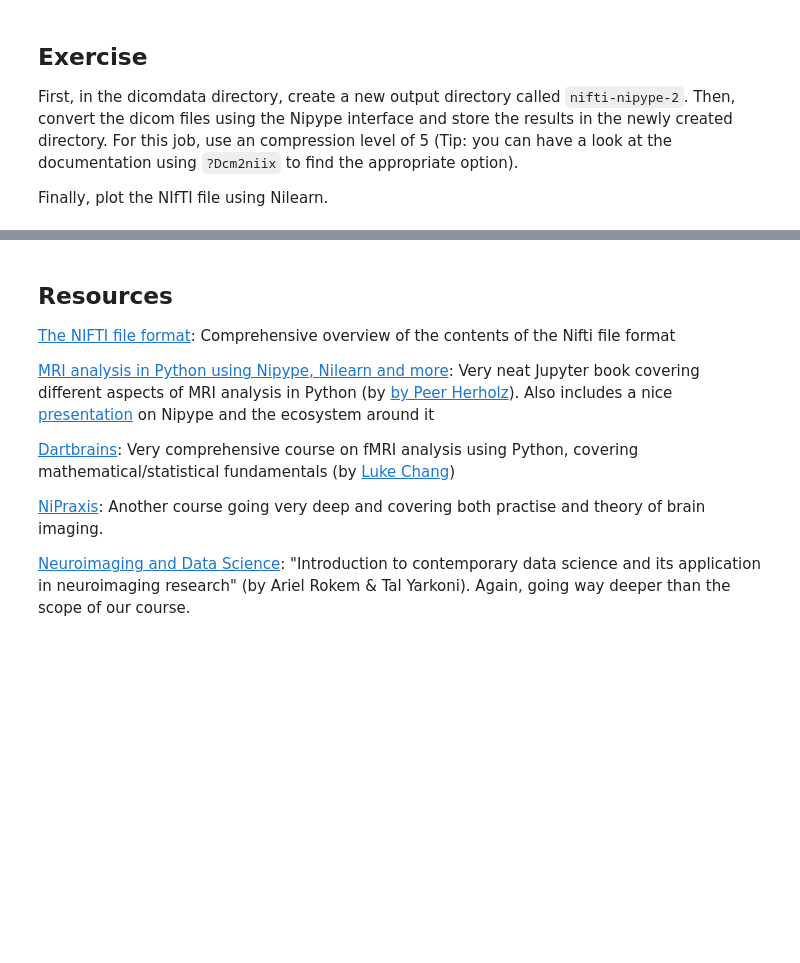
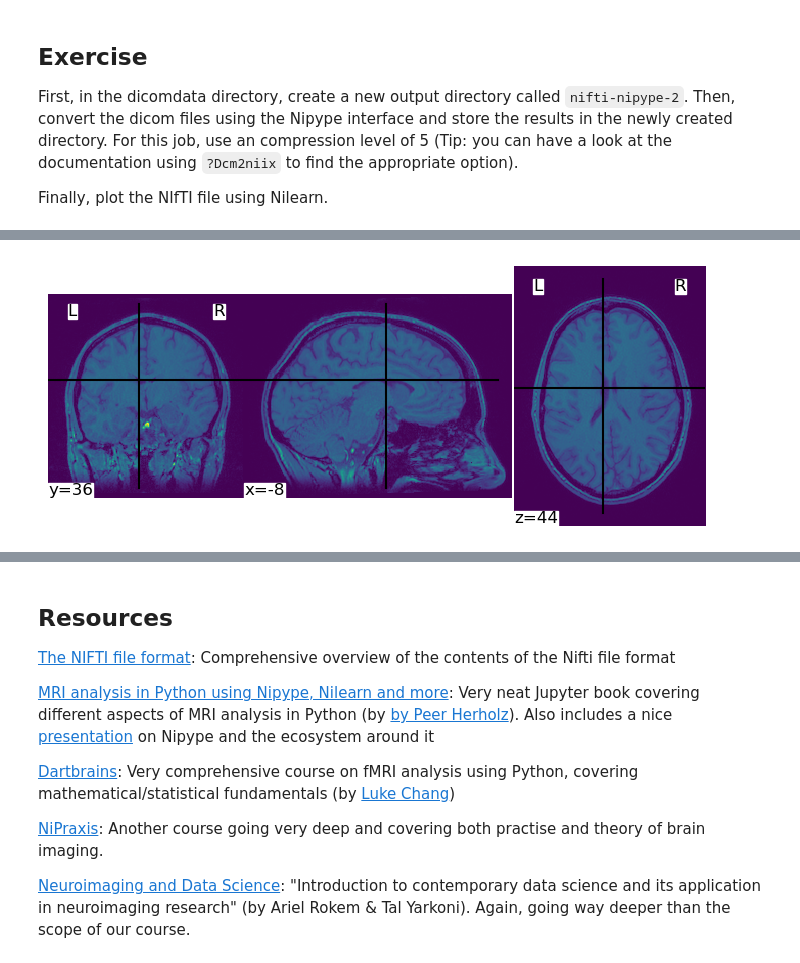
Before and after one commit to dominikpegler/tewa2-neuroimaging, a Jupyter notebook: 1 - Neuroimaging file formats.ipynb, the cells around one changed output, grey strips where cells are left out. Drawn from its saved outputs; the diff is of its cells as text; code cells hidden in the pictures; blank space fills up the shorter version.

```diff
--- a/1 - Neuroimaging file formats.ipynb
+++ b/1 - Neuroimaging file formats.ipynb
@@ -189,0 +262,7 @@ Finally, plot the NIfTI file using Nilearn.
+# %%
+from nilearn import plotting
+
+plotting.plot_img(ni_data)
+plt.show()
+# %% [output]
+[figure, added]
```
Also changed, not shown: parts of 16 cells of this notebook, 1 other file.
